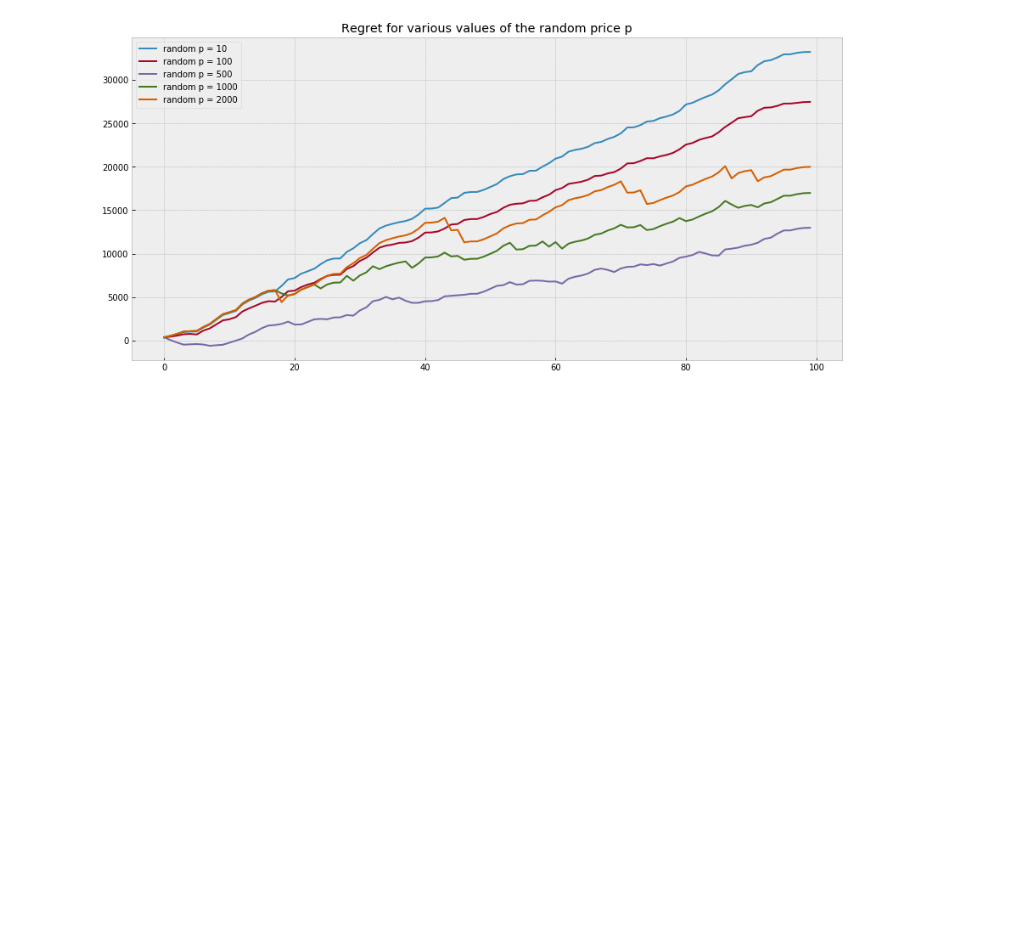
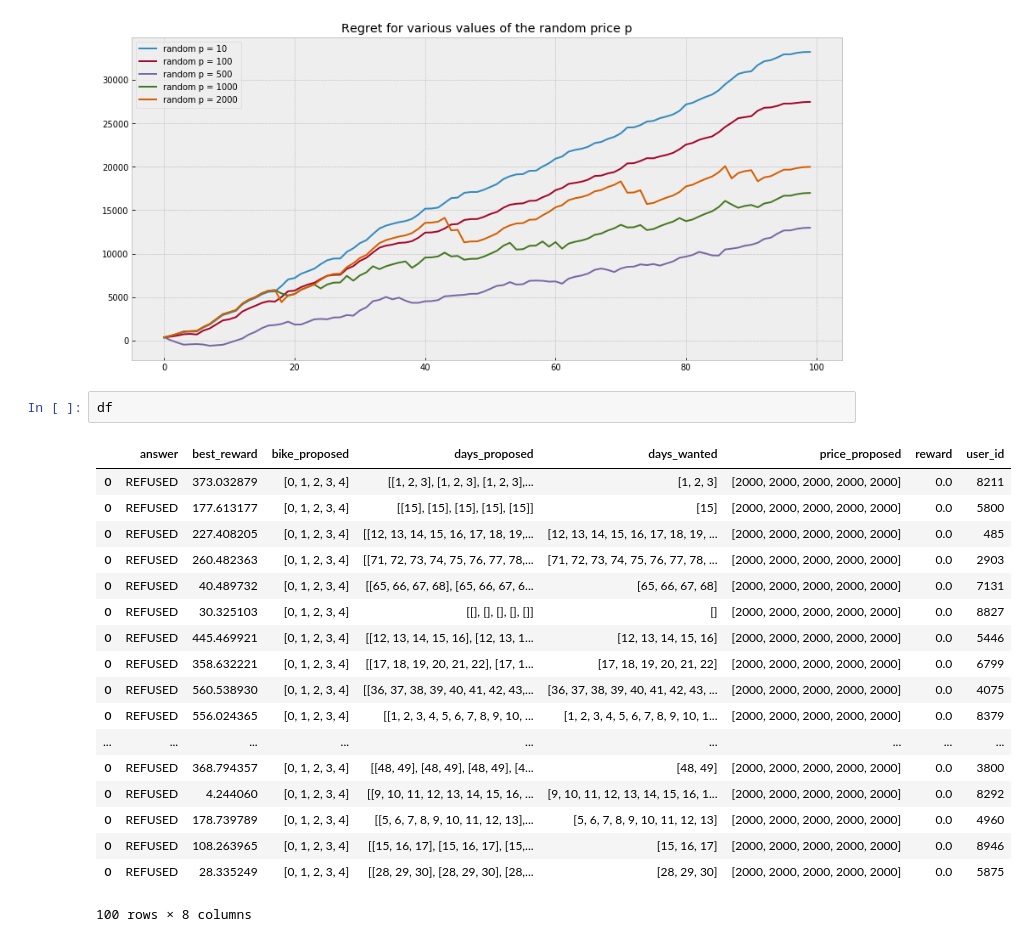
Before and after one commit to Bnoyt/ia316-renting, a Jupyter notebook: environnement.ipynb, the cells around one changed output. Cells and saved outputs as stored; diff of their text form; blank space fills up the shorter version.

```diff
--- a/environnement.ipynb
+++ b/environnement.ipynb
@@ -532,3 +532,24 @@ To retain the current behavior and silence the warning, pass 'sort=True'.
 140.0
 Text(0.5, 1.0, 'Regret for various values of the random price p')
 [figure]
+# %%
+df
+# %% [output]
+|  | answer | best_reward | bike_proposed | days_proposed | days_wanted | price_proposed | reward | user_id |
+| 0 | REFUSED | 373.032879 | [0, 1, 2, 3, 4] | [[1, 2, 3], [1, 2, 3], [1, 2, 3],... | [1, 2, 3] | [2000, 2000, 2000, 2000, 2000] | 0.0 | 8211 |
+| 0 | REFUSED | 177.613177 | [0, 1, 2, 3, 4] | [[15], [15], [15], [15], [15]] | [15] | [2000, 2000, 2000, 2000, 2000] | 0.0 | 5800 |
+| 0 | REFUSED | 227.408205 | [0, 1, 2, 3, 4] | [[12, 13, 14, 15, 16, 17, 18, 19,... | [12, 13, 14, 15, 16, 17, 18, 19, ... | [2000, 2000, 2000, 2000, 2000] | 0.0 | 485 |
+| 0 | REFUSED | 260.482363 | [0, 1, 2, 3, 4] | [[71, 72, 73, 74, 75, 76, 77, 78,... | [71, 72, 73, 74, 75, 76, 77, 78, ... | [2000, 2000, 2000, 2000, 2000] | 0.0 | 2903 |
+| 0 | REFUSED | 40.489732 | [0, 1, 2, 3, 4] | [[65, 66, 67, 68], [65, 66, 67, 6... | [65, 66, 67, 68] | [2000, 2000, 2000, 2000, 2000] | 0.0 | 7131 |
+| 0 | REFUSED | 30.325103 | [0, 1, 2, 3, 4] | [[], [], [], [], []] | [] | [2000, 2000, 2000, 2000, 2000] | 0.0 | 8827 |
+| 0 | REFUSED | 445.469921 | [0, 1, 2, 3, 4] | [[12, 13, 14, 15, 16], [12, 13, 1... | [12, 13, 14, 15, 16] | [2000, 2000, 2000, 2000, 2000] | 0.0 | 5446 |
+| 0 | REFUSED | 358.632221 | [0, 1, 2, 3, 4] | [[17, 18, 19, 20, 21, 22], [17, 1... | [17, 18, 19, 20, 21, 22] | [2000, 2000, 2000, 2000, 2000] | 0.0 | 6799 |
+| 0 | REFUSED | 560.538930 | [0, 1, 2, 3, 4] | [[36, 37, 38, 39, 40, 41, 42, 43,... | [36, 37, 38, 39, 40, 41, 42, 43, ... | [2000, 2000, 2000, 2000, 2000] | 0.0 | 4075 |
+| 0 | REFUSED | 556.024365 | [0, 1, 2, 3, 4] | [[1, 2, 3, 4, 5, 6, 7, 8, 9, 10, ... | [1, 2, 3, 4, 5, 6, 7, 8, 9, 10, 1... | [2000, 2000, 2000, 2000, 2000] | 0.0 | 8379 |
+| ... | ... | ... | ... | ... | ... | ... | ... | ... |
+| 0 | REFUSED | 368.794357 | [0, 1, 2, 3, 4] | [[48, 49], [48, 49], [48, 49], [4... | [48, 49] | [2000, 2000, 2000, 2000, 2000] | 0.0 | 3800 |
+| 0 | REFUSED | 4.244060 | [0, 1, 2, 3, 4] | [[9, 10, 11, 12, 13, 14, 15, 16, ... | [9, 10, 11, 12, 13, 14, 15, 16, 1... | [2000, 2000, 2000, 2000, 2000] | 0.0 | 8292 |
+| 0 | REFUSED | 178.739789 | [0, 1, 2, 3, 4] | [[5, 6, 7, 8, 9, 10, 11, 12, 13],... | [5, 6, 7, 8, 9, 10, 11, 12, 13] | [2000, 2000, 2000, 2000, 2000] | 0.0 | 4960 |
+| 0 | REFUSED | 108.263965 | [0, 1, 2, 3, 4] | [[15, 16, 17], [15, 16, 17], [15,... | [15, 16, 17] | [2000, 2000, 2000, 2000, 2000] | 0.0 | 8946 |
+| 0 | REFUSED | 28.335249 | [0, 1, 2, 3, 4] | [[28, 29, 30], [28, 29, 30], [28,... | [28, 29, 30] | [2000, 2000, 2000, 2000, 2000] | 0.0 | 5875 |
+100 rows × 8 columns
```
Also changed, not shown: 1 other file.
